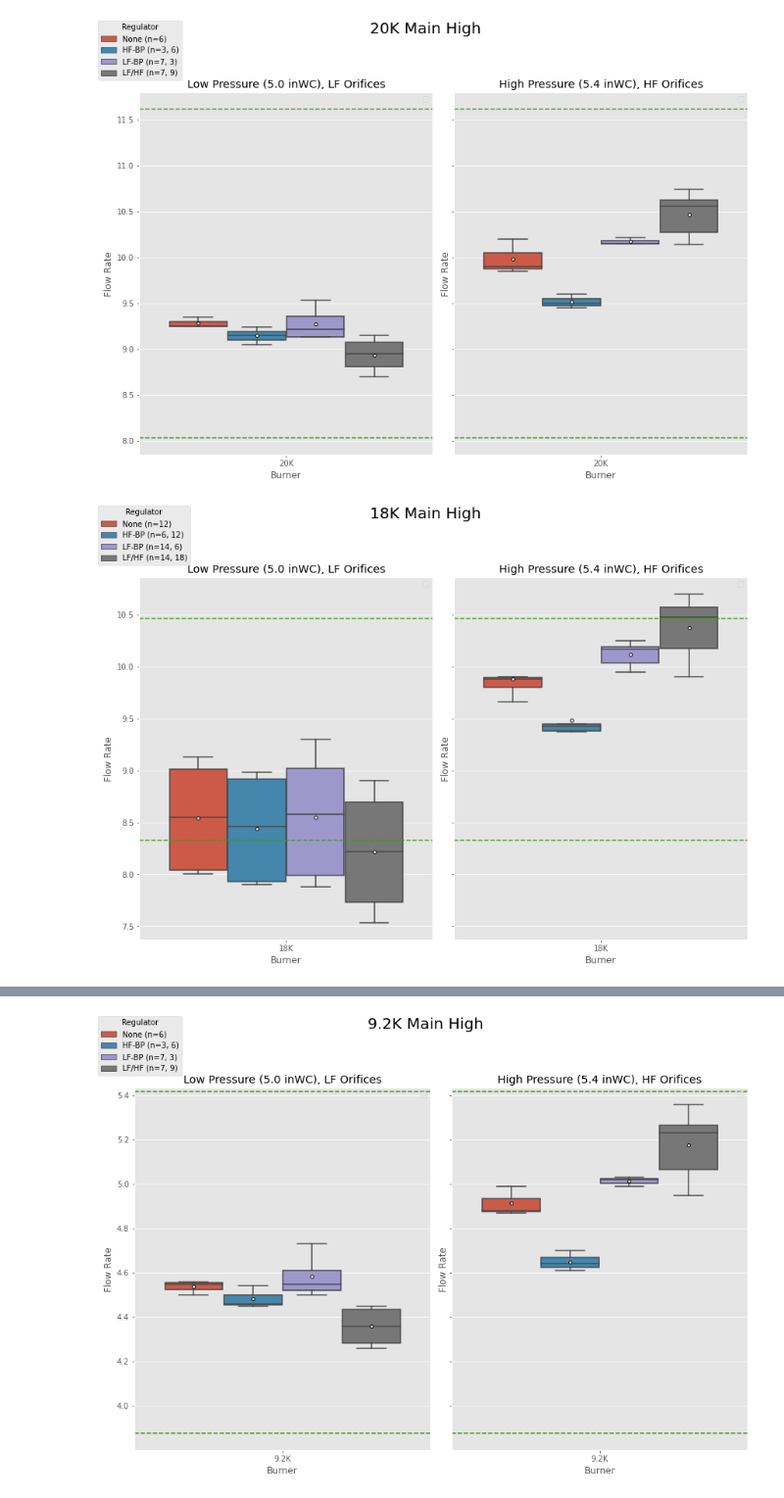
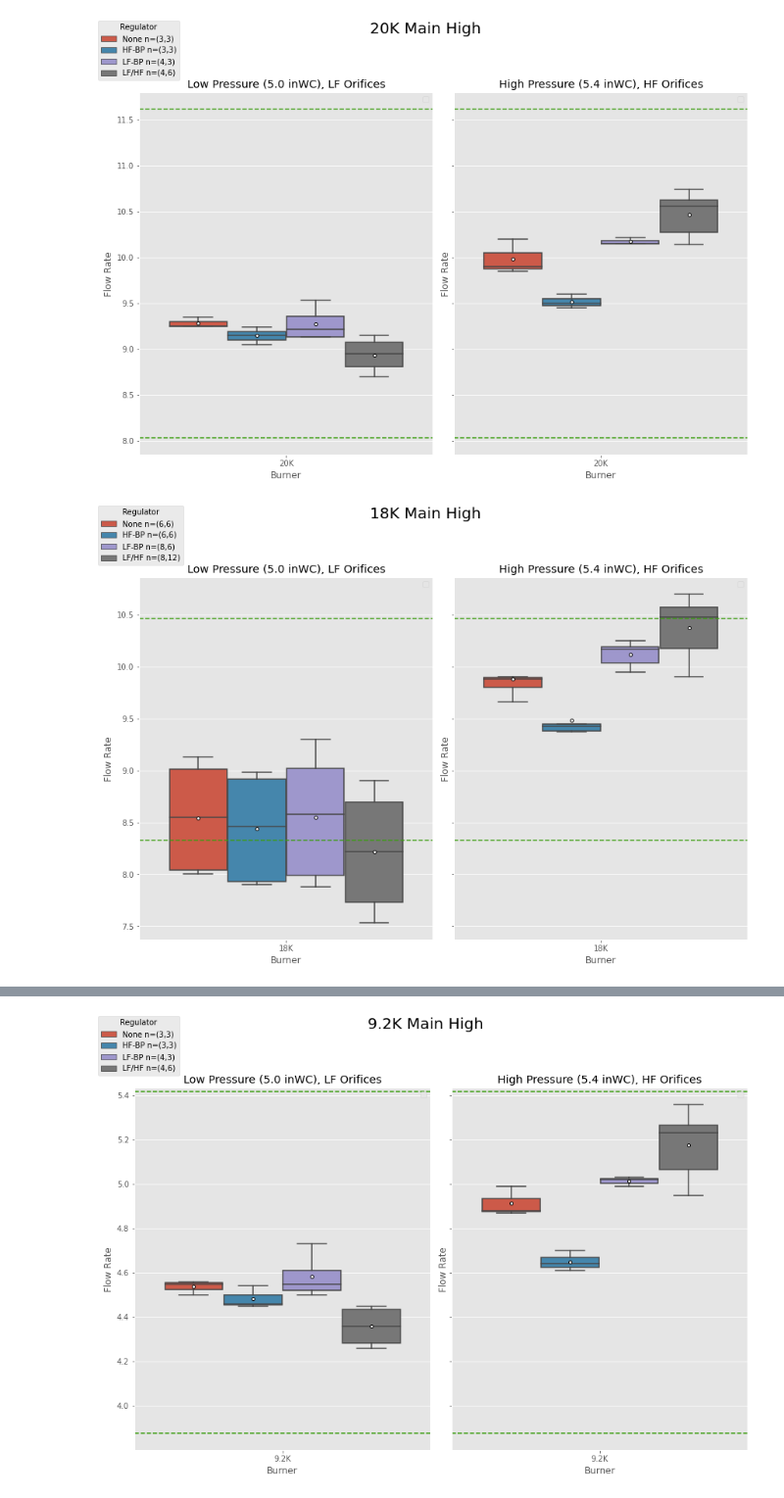
Before and after one commit to elkirk/flow-testing, a Jupyter notebook: flowrate-testing.ipynb, the cells around one changed output, grey strips where cells are left out. Shown at 98% size. Drawn from its saved outputs; the diff is of its cells as text; code cells hidden in the pictures.

Commit message:
Added sample size configuration, new boxplot grids

```diff
--- a/flowrate-testing.ipynb
+++ b/flowrate-testing.ipynb
@@ -64,7 +64,6 @@ simmerlow18k = simmerlow[burner18k]
 simmerlow20k = simmerlow[burner20k]
 
 # Current (12/2020) final tester limits for each burner by line
-
 gr9klim = {'mh-lwr':3.799, 'mh-upr':5.027,
            'ml-lwr':None, 'ml-upr':None,
            'sh-lwr':0.605, 'sh-upr':1.157,
@@ -94,6 +93,17 @@ srt20klim = {'mh-lwr':8.031, 'mh-upr':11.621,
              'ml-lwr':0.490, 'ml-upr':1.040,
              'sh-lwr':1.000, 'sh-upr':1.626,
              'sl-lwr':0.300, 'sl-upr':0.820}
+
+# Setting up sample size filters
+lplf20k = mainhigh[burner20k & lowpressure & orifice_lf].groupby('Regulator')['Flow Rate'].count()
+lplf18k = mainhigh[burner18k & lowpressure & orifice_lf].groupby('Regulator')['Flow Rate'].count()
+lplf15k = mainhigh[burner15k & lowpressure & orifice_lf].groupby('Regulator')['Flow Rate'].count()
+lplf9k = mainhigh[burner9k & lowpressure & orifice_lf].groupby('Regulator')['Flow Rate'].count()
+
+hphf20k = mainhigh[burner20k & highpressure & orifice_hf].groupby('Regulator')['Flow Rate'].count()
+hphf18k = mainhigh[burner18k & highpressure & orifice_hf].groupby('Regulator')['Flow Rate'].count()
+hphf15k = mainhigh[burner15k & highpressure & orifice_hf].groupby('Regulator')['Flow Rate'].count()
+hphf9k = mainhigh[burner9k & highpressure & orifice_hf].groupby('Regulator')['Flow Rate'].count()
 # %% [markdown]
 # Low Pressure + Low Flow Orifices vs. High Pressure + High Flow Orifices
 
@@ -184,38 +194,38 @@ sns.boxplot(ax=axes[0],
                        "markersize":"4"})
 sns.boxplot(ax=axes[1],
             x = mainhigh[burner18k]['Burner'],
             y = 'Flow Rate',
             data = mainhigh[highpressure & orifice_hf],
             hue = 'Regulator',
             hue_order = ['None','HF-BP','LF-BP', 'HF'],
             showfliers=False,
             showmeans=True,
             meanprops={"marker":"o",
                        "markerfacecolor":"white",
                        "markeredgecolor":"black",
                        "markersize":"4"})
 
 lines, labels = fig.axes[-1].get_legend_handles_labels()
-labels[0] = 'None (n=12)'
-labels[1] = 'HF-BP (n=6, 12)'
-labels[2] = 'LF-BP (n=14, 6)'
-labels[3] = 'LF/HF (n=14, 18)'
+labels[0] = 'None n=('+str(lplf18k['None'])+','+str(hphf18k['None'])+')'
+labels[1] = 'HF-BP n=('+str(lplf18k['HF-BP'])+','+str(hphf18k['HF-BP'])+')'
+labels[2] = 'LF-BP n=('+str(lplf18k['LF-BP'])+','+str(hphf18k['LF-BP'])+')'
+labels[3] = 'LF/HF n=('+str(lplf18k['LF'])+','+str(hphf18k['HF'])+')'
 axes[0].legend(lines[:0], labels[:0])
 axes[1].legend(lines[:0], labels[:0])
 axes[0].set_title('Low Pressure (5.0 inWC), LF Orifices')
 axes[1].set_title('High Pressure (5.4 inWC), HF Orifices')
 
 axes[0].axhline(y=srt18klim['mh-lwr'], ls='--', c='#3c9e12')
 axes[0].axhline(y=srt18klim['mh-upr'], ls='--', c='#3c9e12')
 axes[1].axhline(y=srt18klim['mh-lwr'], ls='--', c='#3c9e12')
 axes[1].axhline(y=srt18klim['mh-upr'], ls='--', c='#3c9e12')
 
 fig.legend(lines, labels, loc='upper left', title='Regulator')
 plt.tight_layout()
 #plt.savefig('plot-20k-pressurecomparison-regulator.png')
 plt.show()
 # %% [output]
-[figure, old version]
+[figure, new version]
 # %%
 fig, axes = plt.subplots(1, 2, figsize=(12,8), sharey=True)
 fig.suptitle('15K Main High', y=1.06, fontsize=20)
```
Also changed, not shown: parts of 4 cells of this notebook.
